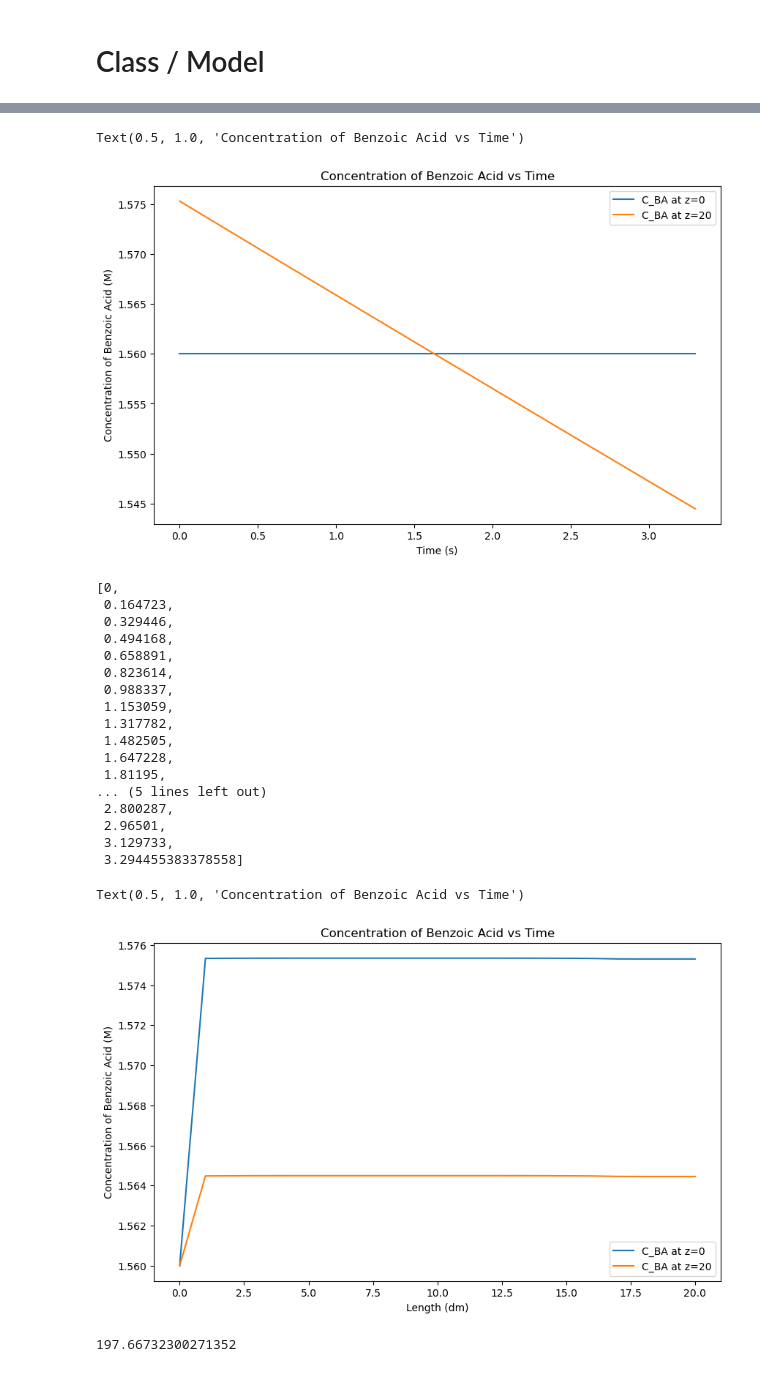
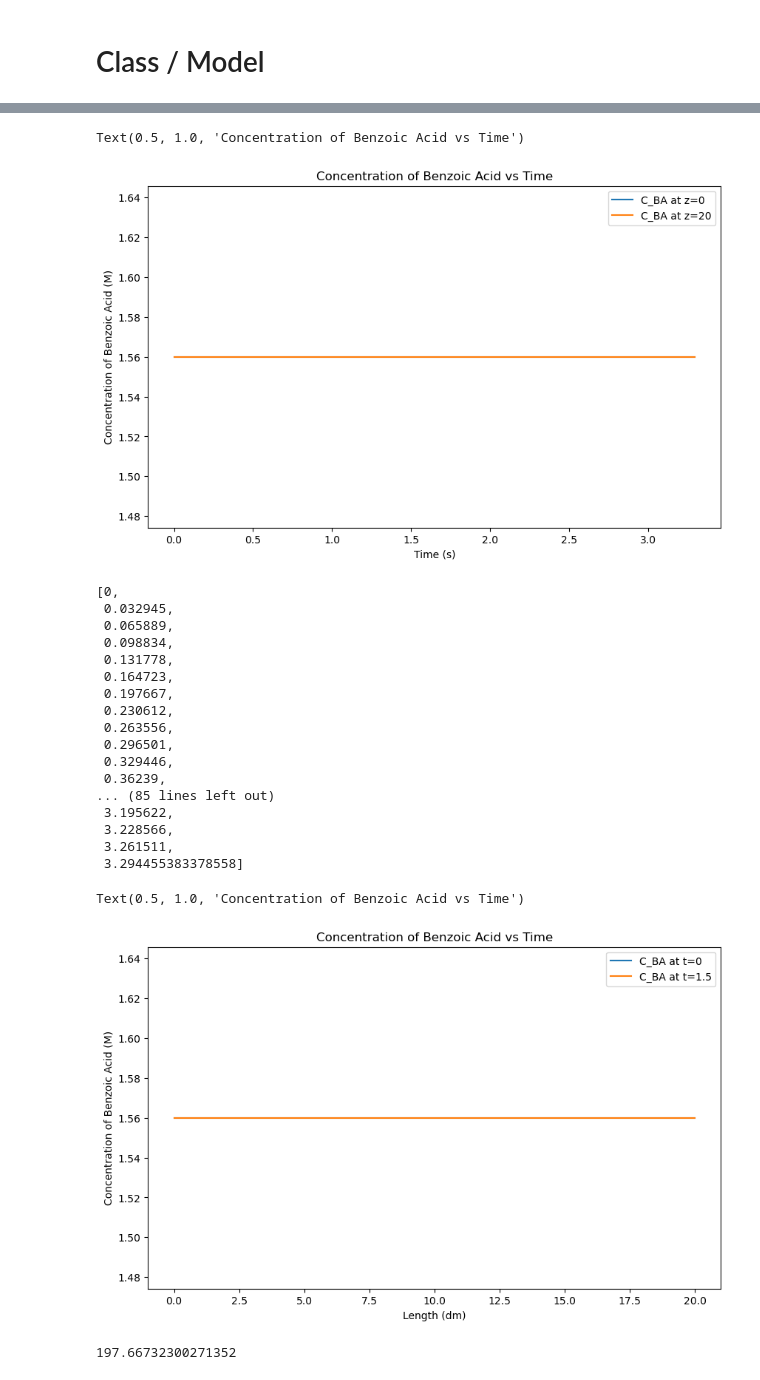
Before and after one commit to smondal13/optimization-project, a Jupyter notebook: MBDOE-project.ipynb, the cells around one changed output, grey strips where cells are left out. Drawn from its saved outputs; the diff is of its cells as text; code cells hidden in the pictures.

```diff
--- a/MBDOE-project.ipynb
+++ b/MBDOE-project.ipynb
@@ -336,9 +345,12 @@ def BA_kinetics():
     # Define the differential equations
     @m.Constraint(m.t, m.z)
     def _pde_eqn(m, t, z):
-        return (
-                m.dC_BA_dt[t, z] == - m.v[t] * m.dC_BA_dz[t, z] - m.k * m.C_BA[t, z]
-            )  # PDE of the concentration of BA
+        if (z == 0 or z == 20) or (t == 0):
+            return pyo.Constraint.Skip
+        else:
+            return (
+                    m.dC_BA_dt[t, z] == - m.v[t] * m.dC_BA_dz[t, z] - m.k * m.C_BA[t, z]
+                )  # PDE of the concentration of BA
 
     # ramping the flowrate
     @m.Constraint(m.t)
@@ -349,17 +361,21 @@ def BA_kinetics():
 
     # Boundary and initial conditions
     @m.Constraint(m.t)
-    def CBA0_at_z0(m, t):
+    def inlet_conc(m, t):
         return m.C_BA[t, 0] == m.C_BA0
 
     @m.Constraint(m.t)
-    def dCBA_dz_at_zL(m, t):
+    def outlet_flux(m, t):
         return m.dC_BA_dz[t, 20] == 0
+
+    @m.Constraint(m.z)
+    def inside_reactor_ic(m, z):
+            return m.C_BA[0, z] == 0
 
 
     # Discretize the model using finite difference
-    pyo.TransformationFactory("dae.finite_difference").apply_to(m, nfe=20, wrt=m.t)  # discretize wrt time
-    pyo.TransformationFactory("dae.finite_difference").apply_to(m, nfe=20, wrt=m.z)  # discretize wrt length
+    pyo.TransformationFactory("dae.finite_difference").apply_to(m, nfe=100, wrt=m.t)  # discretize wrt time
+    pyo.TransformationFactory("dae.finite_difference").apply_to(m, nfe=100, wrt=m.z)  # discretize wrt length
 
     # m.pprint()
     # Solve the model
@@ -406,42 +479,42 @@ plt.legend()
 plt.title("Concentration of Benzoic Acid vs Time")
 # %% [output]
 Text(0.5, 1.0, 'Concentration of Benzoic Acid vs Time')
-[figure, old version]
+[figure, new version]
 # %%
 list(model.t)
 # %% [output]
 [0,
+ 0.032945,
+ 0.065889,
+ 0.098834,
+ 0.131778,
  0.164723,
+ 0.197667,
+ 0.230612,
+ 0.263556,
+ 0.296501,
  0.329446,
- 0.494168,
- 0.658891,
- 0.823614,
- 0.988337,
- 1.153059,
- 1.317782,
- 1.482505,
- 1.647228,
- 1.81195,
-... (5 lines left out)
- 2.800287,
- 2.96501,
- 3.129733,
+ 0.36239,
+... (85 lines left out)
+ 3.195622,
+ 3.228566,
+ 3.261511,
  3.294455383378558]
 # %%
 C_BA_t0 = [pyo.value(model.C_BA[ 0, z]) for z in model.z]
 C_BA_t15 = [pyo.value(model.C_BA[ 1.153059, z]) for z in model.z]
 length = list(model.z)
 # Plotting the results
 plt.figure(figsize=(10, 6))
-plt.plot(length, C_BA_t0, label="C_BA at z=0")
-plt.plot(length, C_BA_t15, label="C_BA at z=20")
+plt.plot(length, C_BA_t0, label="C_BA at t=0")
+plt.plot(length, C_BA_t15, label="C_BA at t=1.5")
 plt.xlabel("Length (dm)")
 plt.ylabel("Concentration of Benzoic Acid (M)")
 plt.legend()
 plt.title("Concentration of Benzoic Acid vs Time")
 # %% [output]
 Text(0.5, 1.0, 'Concentration of Benzoic Acid vs Time')
-[figure, old version]
+[figure, new version]
 # %%
 # def BA_kinetics(data):
 #     m = pyo.ConcreteModel()
```
Also changed, not shown: parts of 4 cells of this notebook.
